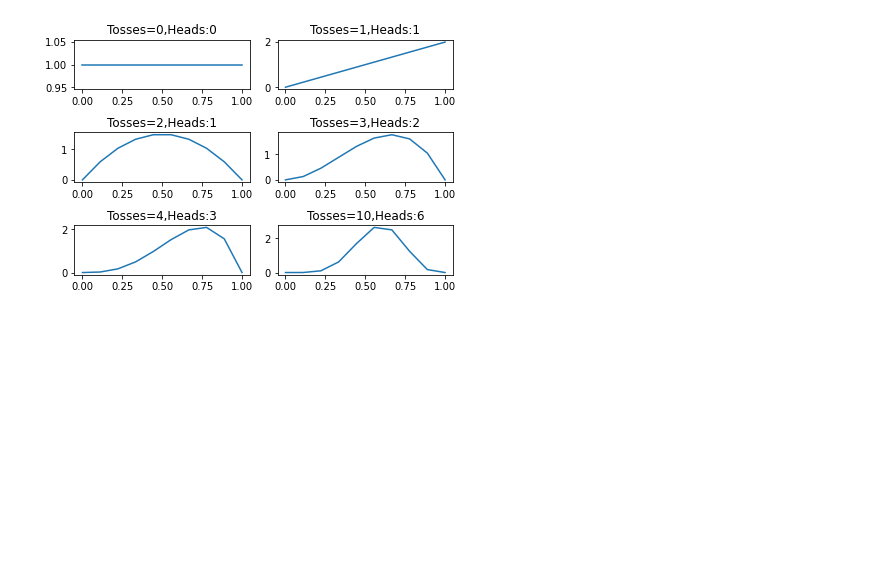
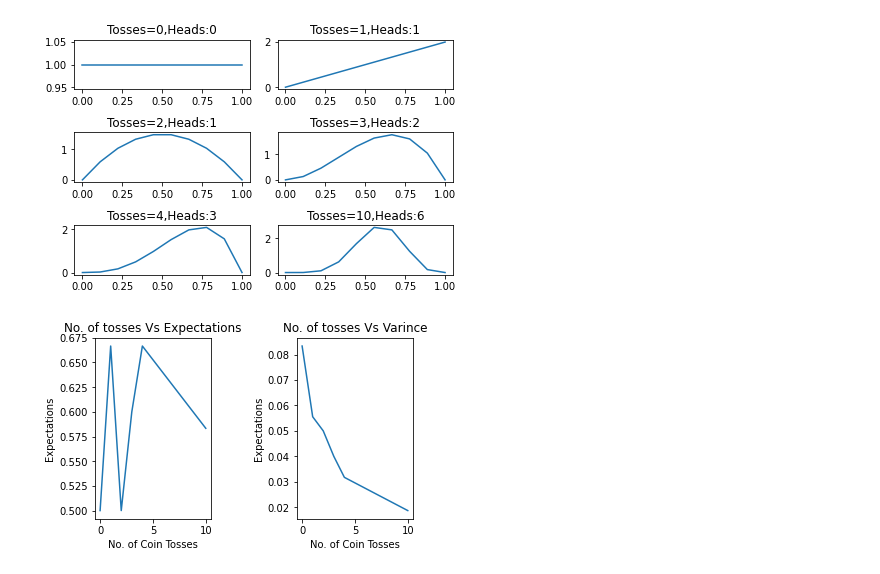
Before and after one commit to amir1m/learning-ml, a Jupyter notebook: FCML_CoinToss.ipynb, the cells around one changed output. Cells and saved outputs as stored; diff of their text form; code cells hidden in the pictures; blank space fills up the shorter version.

```diff
--- a/FCML_CoinToss.ipynb
+++ b/FCML_CoinToss.ipynb
@@ -96,14 +96,16 @@ a = 1.0
 b = 1.0
 prob_yn_r = []
 r_values = np.linspace(0.0,1.0, 10)
+expectations = []
+variance = []
 for i in range(0,6):
   N = tosses[i]
   yN = heads[i]
   delta = yN + a
   gamma = N - yN + b
-  expectations = delta / (delta + gamma)
-  variance = (delta * gamma) / ((delta + gamma)**2 * (delta + gamma + 1))
-  print("Toss %d: \n\t Heads = %f, delta = %f, gamma = %f, expectations = %f, variance = %f" %(N,yN, delta, gamma,expectations,variance))
+  expectations.append(delta / (delta + gamma))
+  variance.append((delta * gamma) / ((delta + gamma)**2 * (delta + gamma + 1)))
+  print("Toss %d: \n\t Heads = %f, delta = %f, gamma = %f, expectations = %f, variance = %f" %(N,yN, delta, gamma,expectations[i],variance[i]))
   prob_yn_r.append(beta.pdf(r_values, delta, gamma ))
 # %% [output]
 Toss 0:
@@ -129,3 +131,19 @@ for row in range(3):
 figure.tight_layout(pad=1.0)
 # %% [output]
 [figure]
+# %%
+figure, axes = plt.subplots(nrows=1, ncols=2)
+
+axes[0].plot(tosses,expectations)
+axes[0].set_title("No. of tosses Vs Expectations")
+axes[0].set_xlabel("No. of Coin Tosses")
+axes[0].set_ylabel("Expectations")
+
+axes[1].plot(tosses,variance)
+axes[1].set_title("No. of tosses Vs Varince")
+axes[1].set_xlabel("No. of Coin Tosses")
+axes[1].set_ylabel("Expectations")
+
+figure.tight_layout(pad=3.0)
+# %% [output]
+[figure, added]
```
